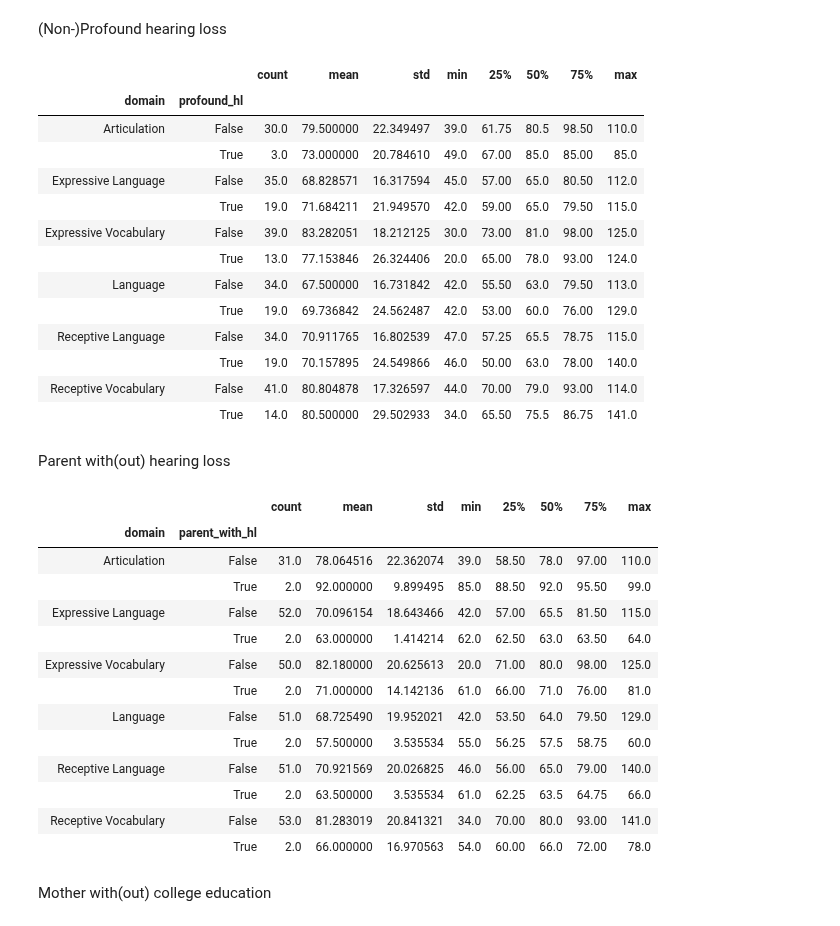
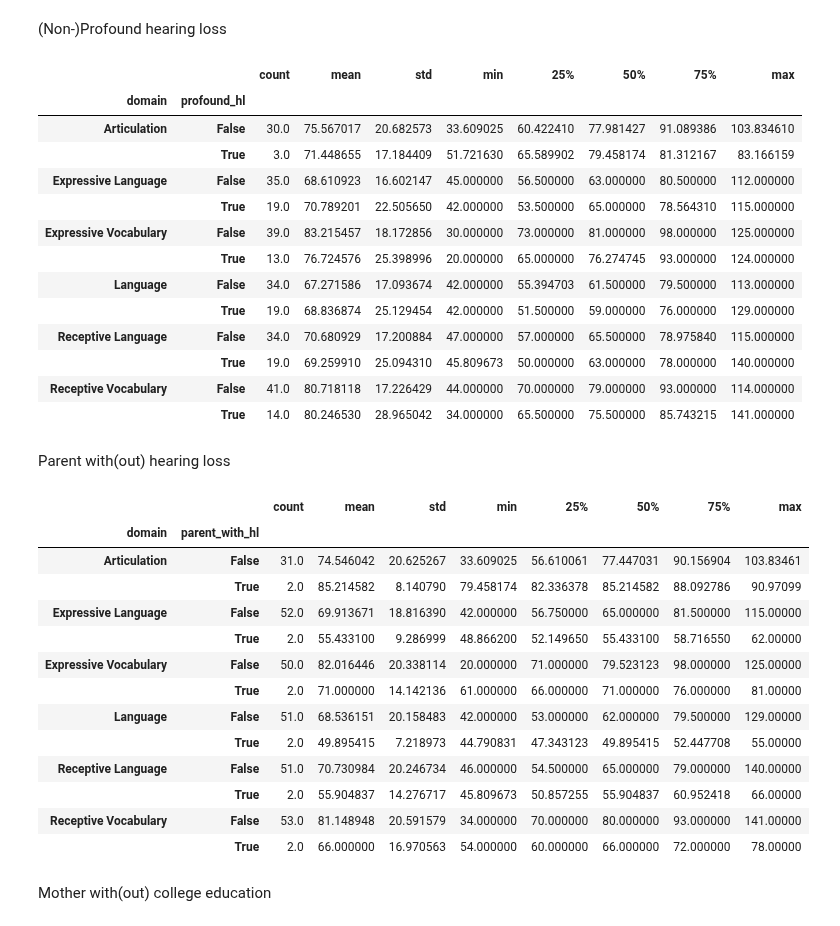
Before and after one commit to fonnesbeck/infant_hearing_intervention, a Jupyter notebook: notebooks/Demographics_Autism.ipynb, the cells around one changed output. Cells and saved outputs as stored; diff of their text form; code cells hidden in the pictures.

```diff
--- a/notebooks/Demographics_Autism.ipynb
+++ b/notebooks/Demographics_Autism.ipynb
@@ -434,46 +434,46 @@ Age of enrollment greater than 6mo.
 # %%
 (test_scores.assign(profound_hl=test_scores.degree_hl==6)
          .groupby(['domain', 'profound_hl'])
-         .score.describe())
+         .score_adj.describe())
 # %% [output]
 |  |  | count | mean | std | min | 25% | 50% | 75% | max |
 | domain | profound_hl |  |  |  |  |  |  |  |  |
-| Articulation | False | 30.0 | 79.500000 | 22.349497 | 39.0 | 61.75 | 80.5 | 98.50 | 110.0 |
-|  | True | 3.0 | 73.000000 | 20.784610 | 49.0 | 67.00 | 85.0 | 85.00 | 85.0 |
-| Expressive Language | False | 35.0 | 68.828571 | 16.317594 | 45.0 | 57.00 | 65.0 | 80.50 | 112.0 |
-|  | True | 19.0 | 71.684211 | 21.949570 | 42.0 | 59.00 | 65.0 | 79.50 | 115.0 |
-| Expressive Vocabulary | False | 39.0 | 83.282051 | 18.212125 | 30.0 | 73.00 | 81.0 | 98.00 | 125.0 |
-|  | True | 13.0 | 77.153846 | 26.324406 | 20.0 | 65.00 | 78.0 | 93.00 | 124.0 |
-| Language | False | 34.0 | 67.500000 | 16.731842 | 42.0 | 55.50 | 63.0 | 79.50 | 113.0 |
-|  | True | 19.0 | 69.736842 | 24.562487 | 42.0 | 53.00 | 60.0 | 76.00 | 129.0 |
-| Receptive Language | False | 34.0 | 70.911765 | 16.802539 | 47.0 | 57.25 | 65.5 | 78.75 | 115.0 |
-|  | True | 19.0 | 70.157895 | 24.549866 | 46.0 | 50.00 | 63.0 | 78.00 | 140.0 |
-| Receptive Vocabulary | False | 41.0 | 80.804878 | 17.326597 | 44.0 | 70.00 | 79.0 | 93.00 | 114.0 |
-|  | True | 14.0 | 80.500000 | 29.502933 | 34.0 | 65.50 | 75.5 | 86.75 | 141.0 |
+| Articulation | False | 30.0 | 75.567017 | 20.682573 | 33.609025 | 60.422410 | 77.981427 | 91.089386 | 103.834610 |
+|  | True | 3.0 | 71.448655 | 17.184409 | 51.721630 | 65.589902 | 79.458174 | 81.312167 | 83.166159 |
+| Expressive Language | False | 35.0 | 68.610923 | 16.602147 | 45.000000 | 56.500000 | 63.000000 | 80.500000 | 112.000000 |
+|  | True | 19.0 | 70.789201 | 22.505650 | 42.000000 | 53.500000 | 65.000000 | 78.564310 | 115.000000 |
+| Expressive Vocabulary | False | 39.0 | 83.215457 | 18.172856 | 30.000000 | 73.000000 | 81.000000 | 98.000000 | 125.000000 |
+|  | True | 13.0 | 76.724576 | 25.398996 | 20.000000 | 65.000000 | 76.274745 | 93.000000 | 124.000000 |
+| Language | False | 34.0 | 67.271586 | 17.093674 | 42.000000 | 55.394703 | 61.500000 | 79.500000 | 113.000000 |
+|  | True | 19.0 | 68.836874 | 25.129454 | 42.000000 | 51.500000 | 59.000000 | 76.000000 | 129.000000 |
+| Receptive Language | False | 34.0 | 70.680929 | 17.200884 | 47.000000 | 57.000000 | 65.500000 | 78.975840 | 115.000000 |
+|  | True | 19.0 | 69.259910 | 25.094310 | 45.809673 | 50.000000 | 63.000000 | 78.000000 | 140.000000 |
+| Receptive Vocabulary | False | 41.0 | 80.718118 | 17.226429 | 44.000000 | 70.000000 | 79.000000 | 93.000000 | 114.000000 |
+|  | True | 14.0 | 80.246530 | 28.965042 | 34.000000 | 65.500000 | 75.500000 | 85.743215 | 141.000000 |
 # %% [markdown]
 Parent with(out) hearing loss
 # %%
 test_scores.loc[test_scores.parent_hearing_loss=='Unknown', 'parent_hearing_loss'] = np.nan
 (test_scores.assign(parent_with_hl=test_scores.parent_hearing_loss.isin(['Both parents have hearing loss',
                                                                        'Father has hearing loss',
                                                                        'Mother has hearing loss']))
          .groupby(['domain', 'parent_with_hl'])
-         .score.describe())
+         .score_adj.describe())
 # %% [output]
 |  |  | count | mean | std | min | 25% | 50% | 75% | max |
 | domain | parent_with_hl |  |  |  |  |  |  |  |  |
-| Articulation | False | 31.0 | 78.064516 | 22.362074 | 39.0 | 58.50 | 78.0 | 97.00 | 110.0 |
-|  | True | 2.0 | 92.000000 | 9.899495 | 85.0 | 88.50 | 92.0 | 95.50 | 99.0 |
-| Expressive Language | False | 52.0 | 70.096154 | 18.643466 | 42.0 | 57.00 | 65.5 | 81.50 | 115.0 |
-|  | True | 2.0 | 63.000000 | 1.414214 | 62.0 | 62.50 | 63.0 | 63.50 | 64.0 |
-| Expressive Vocabulary | False | 50.0 | 82.180000 | 20.625613 | 20.0 | 71.00 | 80.0 | 98.00 | 125.0 |
-|  | True | 2.0 | 71.000000 | 14.142136 | 61.0 | 66.00 | 71.0 | 76.00 | 81.0 |
-| Language | False | 51.0 | 68.725490 | 19.952021 | 42.0 | 53.50 | 64.0 | 79.50 | 129.0 |
-|  | True | 2.0 | 57.500000 | 3.535534 | 55.0 | 56.25 | 57.5 | 58.75 | 60.0 |
-| Receptive Language | False | 51.0 | 70.921569 | 20.026825 | 46.0 | 56.00 | 65.0 | 79.00 | 140.0 |
-|  | True | 2.0 | 63.500000 | 3.535534 | 61.0 | 62.25 | 63.5 | 64.75 | 66.0 |
-| Receptive Vocabulary | False | 53.0 | 81.283019 | 20.841321 | 34.0 | 70.00 | 80.0 | 93.00 | 141.0 |
-|  | True | 2.0 | 66.000000 | 16.970563 | 54.0 | 60.00 | 66.0 | 72.00 | 78.0 |
+| Articulation | False | 31.0 | 74.546042 | 20.625267 | 33.609025 | 56.610061 | 77.447031 | 90.156904 | 103.83461 |
+|  | True | 2.0 | 85.214582 | 8.140790 | 79.458174 | 82.336378 | 85.214582 | 88.092786 | 90.97099 |
+| Expressive Language | False | 52.0 | 69.913671 | 18.816390 | 42.000000 | 56.750000 | 65.000000 | 81.500000 | 115.00000 |
+|  | True | 2.0 | 55.433100 | 9.286999 | 48.866200 | 52.149650 | 55.433100 | 58.716550 | 62.00000 |
+| Expressive Vocabulary | False | 50.0 | 82.016446 | 20.338114 | 20.000000 | 71.000000 | 79.523123 | 98.000000 | 125.00000 |
+|  | True | 2.0 | 71.000000 | 14.142136 | 61.000000 | 66.000000 | 71.000000 | 76.000000 | 81.00000 |
+| Language | False | 51.0 | 68.536151 | 20.158483 | 42.000000 | 53.000000 | 62.000000 | 79.500000 | 129.00000 |
+|  | True | 2.0 | 49.895415 | 7.218973 | 44.790831 | 47.343123 | 49.895415 | 52.447708 | 55.00000 |
+| Receptive Language | False | 51.0 | 70.730984 | 20.246734 | 46.000000 | 54.500000 | 65.000000 | 79.000000 | 140.00000 |
+|  | True | 2.0 | 55.904837 | 14.276717 | 45.809673 | 50.857255 | 55.904837 | 60.952418 | 66.00000 |
+| Receptive Vocabulary | False | 53.0 | 81.148948 | 20.591579 | 34.000000 | 70.000000 | 80.000000 | 93.000000 | 141.00000 |
+|  | True | 2.0 | 66.000000 | 16.970563 | 54.000000 | 60.000000 | 66.000000 | 72.000000 | 78.00000 |
 # %% [markdown]
 Mother with(out) college education
 # %%
```
Also changed, not shown: parts of 5 cells of this notebook, 4 other files.
